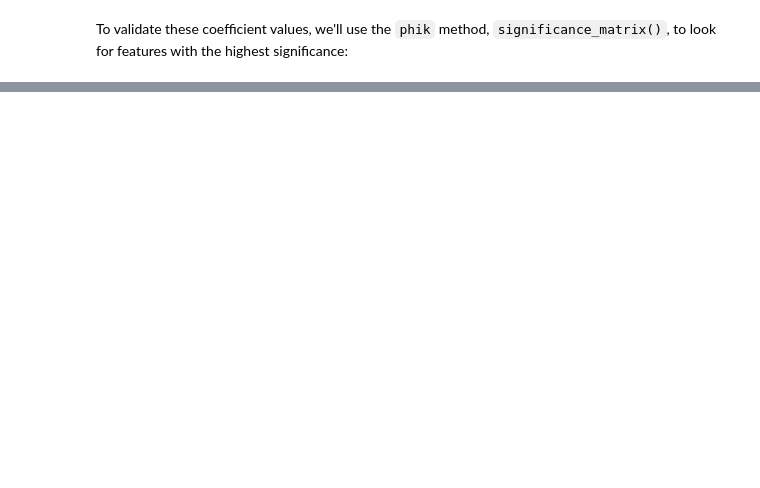
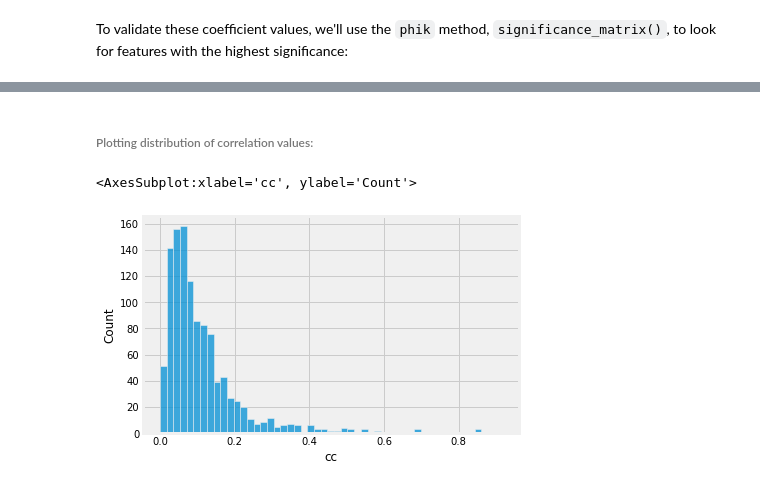
Before and after one commit to Luv2bnanook44/capstone_flatiron, a Jupyter notebook: final_notebook.ipynb, the cells around one changed output, grey strips where cells are left out. Drawn from its saved outputs; the diff is of its cells as text; code cells hidden in the pictures; blank space fills up the shorter version.

```diff
--- a/final_notebook.ipynb
+++ b/final_notebook.ipynb
@@ -272,4 +254,4 @@ We're going to start by examining the correlations amongst all the variables (in
 # %%
 corr_matrix = data.drop('sampling_weight', axis=1).phik_matrix(interval_cols=['yr_adminst'])
 # %%
-best_correlations(corr_matrix)[1:]
+corrs = best_correlations(corr_matrix)[1:]
@@ -293,4 +260,4 @@ To validate these coefficient values, we'll use the `phik` method, `significance
 # %%
 signif_matrix = data.drop('sampling_weight', axis=1).significance_matrix(interval_cols=['yr_adminst'])
 # %%
-best_correlations(signif_matrix).iloc[61:80]
+signifs = best_correlations(signif_matrix).iloc[61:80]
@@ -315,0 +264,3 @@ best_correlations(signif_matrix).iloc[61:80]
+# %%
+feature_eval = corrs.join(signifs, on=corrs.index, rsuffix="_signif")
+feature_eval.head()
@@ -315,0 +275,7 @@ best_correlations(signif_matrix).iloc[61:80]
+# %% [markdown]
+###### Plotting distribution of correlation values:
+# %%
+sns.histplot(feature_eval.phik)
+# %% [output]
+<AxesSubplot:xlabel='cc', ylabel='Count'>
+[figure, added]
```
Also changed, not shown: parts of 61 cells of this notebook, 2 other files.
